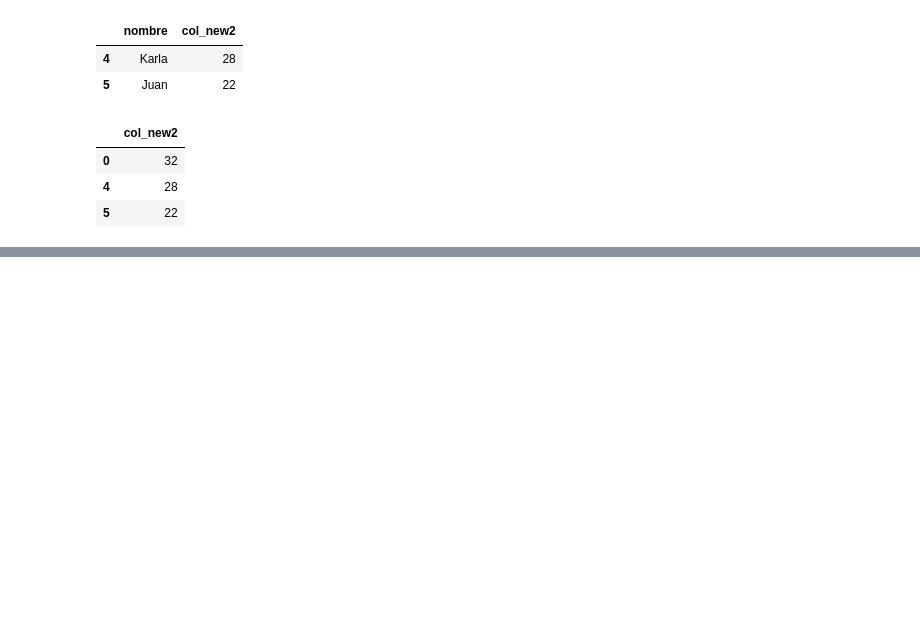
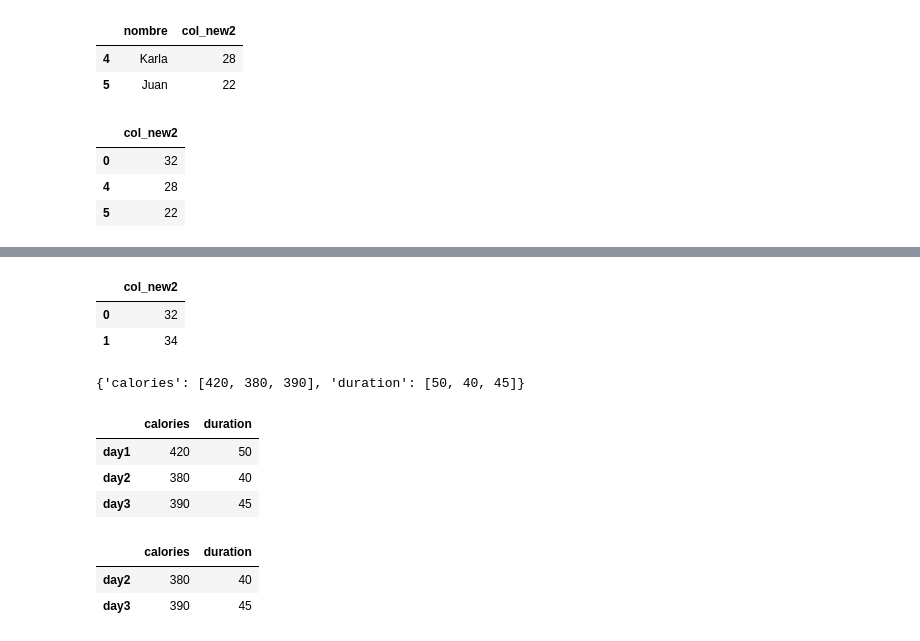
Before and after one commit to jfernandezp/EjemploDataScience, a Jupyter notebook: Clase1_DD2023.ipynb, the cells around one changed output, grey strips where cells are left out. Cells and saved outputs as stored; diff of their text form; code cells hidden in the pictures; blank space fills up the shorter version.

```diff
--- a/Clase1_DD2023.ipynb
+++ b/Clase1_DD2023.ipynb
@@ -108,0 +178,30 @@ df
+# %%
+df5 = pddf.loc[[0,1], ['col_new2']]
+df5
+# %% [output]
+|  | col_new2 |
+| 0 | 32 |
+| 1 | 34 |
+# %%
+data = {
+  "calories": [420, 380, 390],
+  "duration": [50, 40, 45]
+}
+data
+# %% [output]
+{'calories': [420, 380, 390], 'duration': [50, 40, 45]}
+# %%
+pddf2 = pd.DataFrame(data, index = ['day1', 'day2', 'day3'])
+pddf2
+# %% [output]
+|  | calories | duration |
+| day1 | 420 | 50 |
+| day2 | 380 | 40 |
+| day3 | 390 | 45 |
+# %%
+df6 = pddf2.loc['day2':]
+df6
+# %% [output]
+|  | calories | duration |
+| day2 | 380 | 40 |
+| day3 | 390 | 45 |
```
Also changed, not shown: parts of 12 cells of this notebook.
